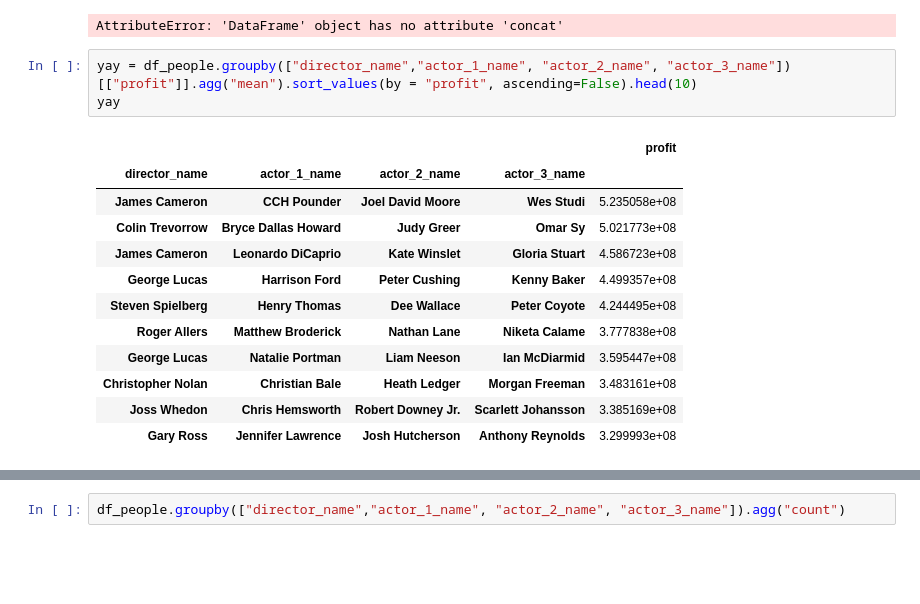
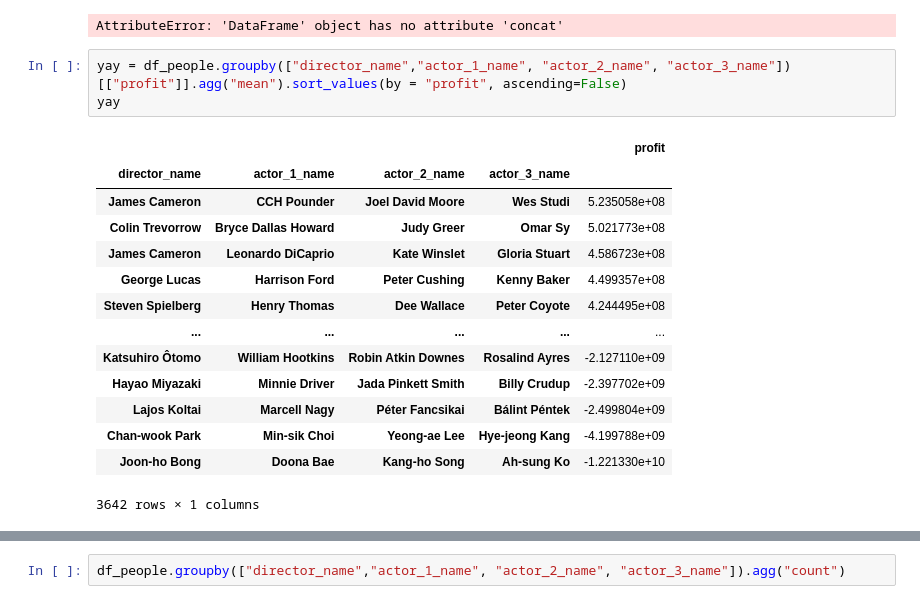
Before and after one commit to diegoschum/Zzzz, a Jupyter notebook: FB_likes.ipynb, the cells around one changed output, grey strips where cells are left out. Cells and saved outputs as stored; diff of their text form; blank space fills up the shorter version.

```diff
--- a/FB_likes.ipynb
+++ b/FB_likes.ipynb
@@ -44,18 +44,20 @@ df_people = df[["director_name", "director_facebook_likes",  "actor_1_name", "ac
 # %% [output]
 AttributeError: 'DataFrame' object has no attribute 'concat'
 # %%
-yay = df_people.groupby(["director_name","actor_1_name", "actor_2_name", "actor_3_name"])[["profit"]].agg("mean").sort_values(by = "profit", ascending=False).head(10)
+yay = df_people.groupby(["director_name","actor_1_name", "actor_2_name", "actor_3_name"])[["profit"]].agg("mean").sort_values(by = "profit", ascending=False)
 yay
 # %% [output]
 |  |  |  |  | profit |
 | director_name | actor_1_name | actor_2_name | actor_3_name |  |
 | James Cameron | CCH Pounder | Joel David Moore | Wes Studi | 5.235058e+08 |
 | Colin Trevorrow | Bryce Dallas Howard | Judy Greer | Omar Sy | 5.021773e+08 |
 | James Cameron | Leonardo DiCaprio | Kate Winslet | Gloria Stuart | 4.586723e+08 |
 | George Lucas | Harrison Ford | Peter Cushing | Kenny Baker | 4.499357e+08 |
 | Steven Spielberg | Henry Thomas | Dee Wallace | Peter Coyote | 4.244495e+08 |
-| Roger Allers | Matthew Broderick | Nathan Lane | Niketa Calame | 3.777838e+08 |
-| George Lucas | Natalie Portman | Liam Neeson | Ian McDiarmid | 3.595447e+08 |
-| Christopher Nolan | Christian Bale | Heath Ledger | Morgan Freeman | 3.483161e+08 |
-| Joss Whedon | Chris Hemsworth | Robert Downey Jr. | Scarlett Johansson | 3.385169e+08 |
-| Gary Ross | Jennifer Lawrence | Josh Hutcherson | Anthony Reynolds | 3.299993e+08 |
+| ... | ... | ... | ... | ... |
+| Katsuhiro Ôtomo | William Hootkins | Robin Atkin Downes | Rosalind Ayres | -2.127110e+09 |
+| Hayao Miyazaki | Minnie Driver | Jada Pinkett Smith | Billy Crudup | -2.397702e+09 |
+| Lajos Koltai | Marcell Nagy | Péter Fancsikai | Bálint Péntek | -2.499804e+09 |
+| Chan-wook Park | Min-sik Choi | Yeong-ae Lee | Hye-jeong Kang | -4.199788e+09 |
+| Joon-ho Bong | Doona Bae | Kang-ho Song | Ah-sung Ko | -1.221330e+10 |
+3642 rows × 1 columns
```
Also changed, not shown: parts of 1 cell of this notebook, 3 other files.
